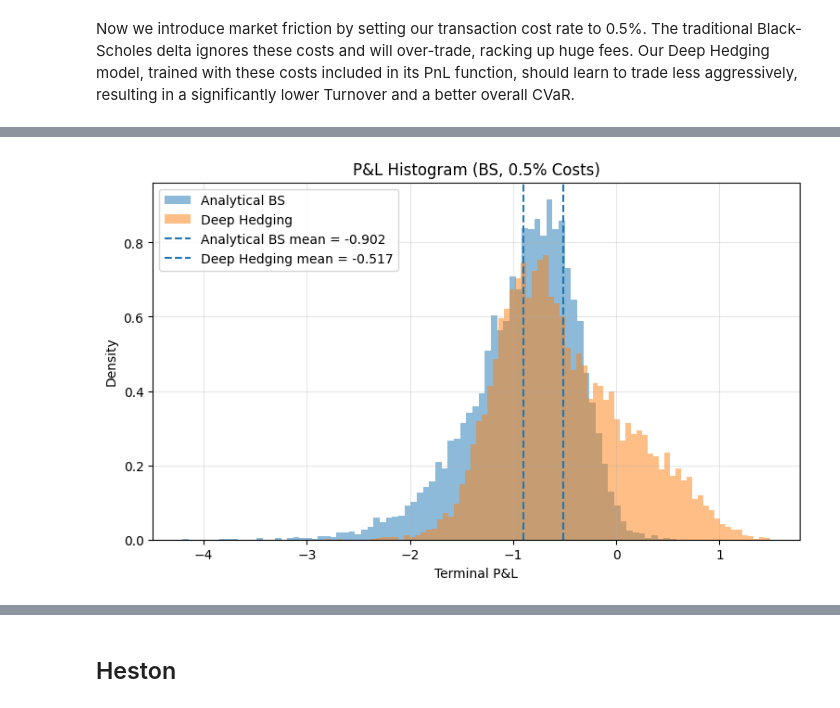
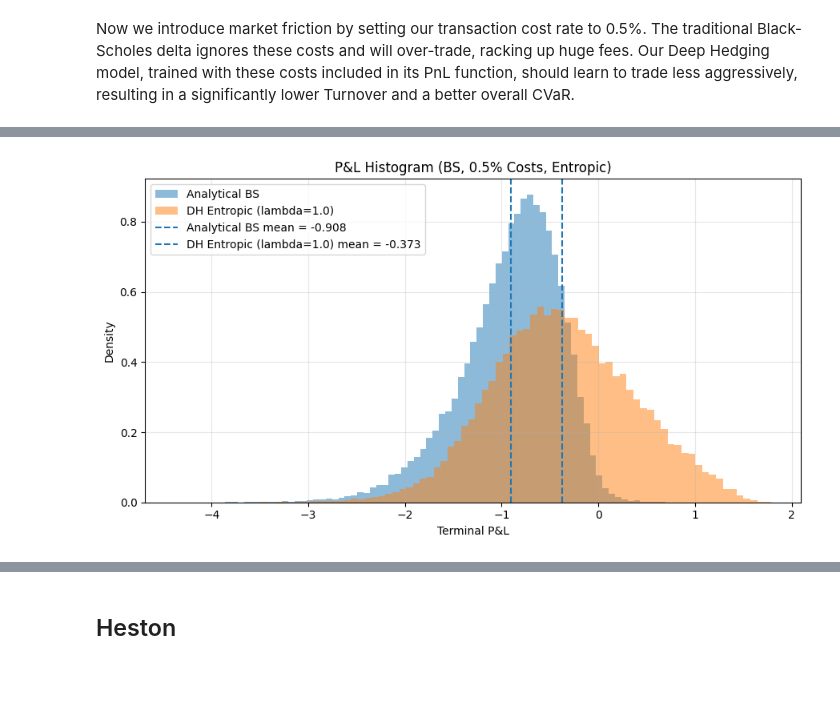
Before and after one commit to GioChecchi/Deep_Hedging, a Jupyter notebook: Deep_Hedging.ipynb, the cells around one changed output, grey strips where cells are left out. Drawn from its saved outputs; the diff is of its cells as text; code cells hidden in the pictures; blank space fills up the shorter version.

Commit message:
made closer to paper setting

```diff
--- a/Deep_Hedging.ipynb
+++ b/Deep_Hedging.ipynb
@@ -627,12 +716,21 @@ Each $F_k^\theta$ is implemented by its own instance of `DeepHedgeNet`, and all
 - **Output:** a tensor of shape `(batch_size,)` containing the hedge ratio predicted for that specific time step.
 # %%
 class PerStepPolicy(nn.Module):
-    def __init__(self, steps, input_dim, hidden_dims=(16, 16), use_batch_norm=False):
+    """
+    Separate network for each rebalancing date — the paper's primary architecture.
+    Each time step t has its own weights, allowing the policy to learn
+    fully time-dependent hedging behavior without relying on a tau feature.
+    More expressive than SharedPolicy but uses steps × more parameters.
+    """
+    def __init__(self, steps, input_dim, hidden_dims=(16, 16), output_dim=1, use_batch_norm=False):
         super().__init__()
-        self.nets = nn.ModuleList([DeepHedgeNet(input_dim=input_dim, hidden_dims=hidden_dims, use_batch_norm=use_batch_norm)
-                                   for _ in range(steps)])
+        self.nets = nn.ModuleList([DeepHedgeNet(input_dim=input_dim, hidden_dims=hidden_dims,
+                                                output_dim=output_dim, use_batch_norm=use_batch_norm)
+                                                for _ in range(steps)])
+        self.output_dim = self.nets[0].output_dim   # plain attribute, no @property needed
 
     def forward_step(self, t, x):
+        """Each time step t uses its own dedicated network."""
         return self.nets[t](x)
 # %% [markdown]
 ## P&L with Transaction Costs
@@ -1133 +1316,5 @@ class BlackScholesPricer:
+# %%
+policy_type    = "per_step"   # "shared"/"per_step"
+use_batch_norm = False         # False/True. here is False contrary to paper since it explode when true
+n_epochs = 500 # From the graph we notice that BS converges fast so 1000 is a waste of time
 # %% [markdown]
@@ -1289,28 +1940,65 @@ Avg Total Transaction Cost |          1.1206 |          0.7119
 # %%
-# Plot Diagnostics
-plot_pnl_diagnostics(pnl_baseline=bs_pnl_cost,
-                     pnl_model=dh_pnl_cost,
-                     baseline_name="Analytical BS",
-                     model_name="Deep Hedging",
-                     title_suffix="(BS, 0.5% Costs)")
+# ── 4. P&L diagnostics ───────────────────────────────────────
+plot_pnl_diagnostics(
+    pnl_baseline=bs_pnl_cost,
+    pnl_model=entropic_pnl,
+    baseline_name="Analytical BS",
+    model_name="DH Entropic (lambda=1.0)",
+    title_suffix="(BS, 0.5% Costs, Entropic)")
 
-# Training Diagnostics
-loss_hist = np.asarray(train_out_bs_cost["loss_history"])
-window = 50
+# ── 5. Overlaid histogram — CVaR vs Entropic ─────────────────
+plt.figure(figsize=(9, 5))
+plt.hist(to_numpy(bs_pnl_cost), bins=80, density=True,
+         alpha=0.4, color="black", label="BS Baseline")
+plt.hist(dh_pnls_cost[0.95], bins=80, density=True,
+         alpha=0.4, color="darkorange", label="DH CVaR (alpha=0.95)")
+plt.hist(entropic_pnl, bins=80, density=True,
+         alpha=0.4, color="steelblue", label="DH Entropic (lambda=1.0)")
+plt.title("P&L Distribution — CVaR vs Entropic (BS, 0.5% Costs)")
+plt.xlabel("Terminal P&L"); plt.ylabel("Density")
+plt.legend(); plt.grid(True, alpha=0.3); plt.tight_layout(); plt.show()
 
+# ── 6. Training curve ─────────────────────────────────────────
+loss_hist = np.asarray(train_out_bs_entropic["loss_history"])
+window    = 50
 plt.figure(figsize=(8, 4))
 if len(loss_hist) >= window:
     smoothed = np.convolve(loss_hist, np.ones(window) / window, mode="valid")
-    plt.plot(loss_hist, alpha=0.35, label="Raw objective")
-    plt.plot(np.arange(window - 1, len(loss_hist)), smoothed, linewidth=2, label=f"Moving average ({window})")
+    plt.plot(loss_hist, alpha=0.35, label="Raw")
+    plt.plot(np.arange(window - 1, len(loss_hist)), smoothed,
+             linewidth=2, label=f"MA({window})")
 else:
     plt.plot(loss_hist, label="Objective")
+plt.title("Training Objective - Entropic (BS, 0.5% Costs)")
+plt.xlabel("Epoch"); plt.ylabel("Entropic Risk")
+plt.legend(); plt.grid(True, alpha=0.3); plt.tight_layout(); plt.show()
 
-plt.title("Training Objective vs Epochs (BS, 0.5% Costs)")
-plt.xlabel("Epoch")
-plt.ylabel("Objective")
-plt.legend()
-plt.grid(True, alpha=0.3)
-plt.show()
+# ── 7. Delta comparison — CVaR vs Entropic ───────────────────
+t_idx  = 15
+tau_15 = T - t_idx * (T / steps)
+tau_14 = T - (t_idx - 1) * (T / steps)
+S_grid = torch.linspace(80, 120, 50, device=device)
+
+bs_delta_grid  = bs_pricer.delta(S_grid, K, tau_15).cpu().numpy()
+prev_realistic = bs_pricer.delta(S_grid, K, tau_14).unsqueeze(1)
+log_grid       = torch.log(S_grid / S0).unsqueeze(1)
+x_grid         = torch.cat([log_grid, prev_realistic], dim=1)
+
+model_bs_entropic.eval()
+dh_models_cost[0.95].eval()
+with torch.no_grad():
+    delta_entropic = model_bs_entropic.forward_step(t_idx, x_grid).cpu().numpy()
+    delta_cvar     = dh_models_cost[0.95].forward_step(t_idx, x_grid).cpu().numpy()
+
+plt.figure(figsize=(9, 4))
+plt.plot(S_grid.cpu().numpy(), bs_delta_grid,
+         label="BS Delta (analytical)", linewidth=2.5, color="black")
+plt.plot(S_grid.cpu().numpy(), delta_cvar, linewidth=2,
+         linestyle="--", color="darkorange", label="DH CVaR (alpha=0.95)")
+plt.plot(S_grid.cpu().numpy(), delta_entropic, linewidth=2,
+         linestyle="--", color="steelblue", label="DH Entropic (lambda=1.0)")
+plt.xlabel("Spot price S"); plt.ylabel("Delta")
+plt.title("Learned Delta - CVaR vs Entropic at t=15 days")
+plt.legend(); plt.grid(True, alpha=0.3); plt.tight_layout(); plt.show()
 # %% [output]
-[figure, old version]
+[figure, new version]
```
Also changed, not shown: parts of 65 cells of this notebook, 1 other file.
